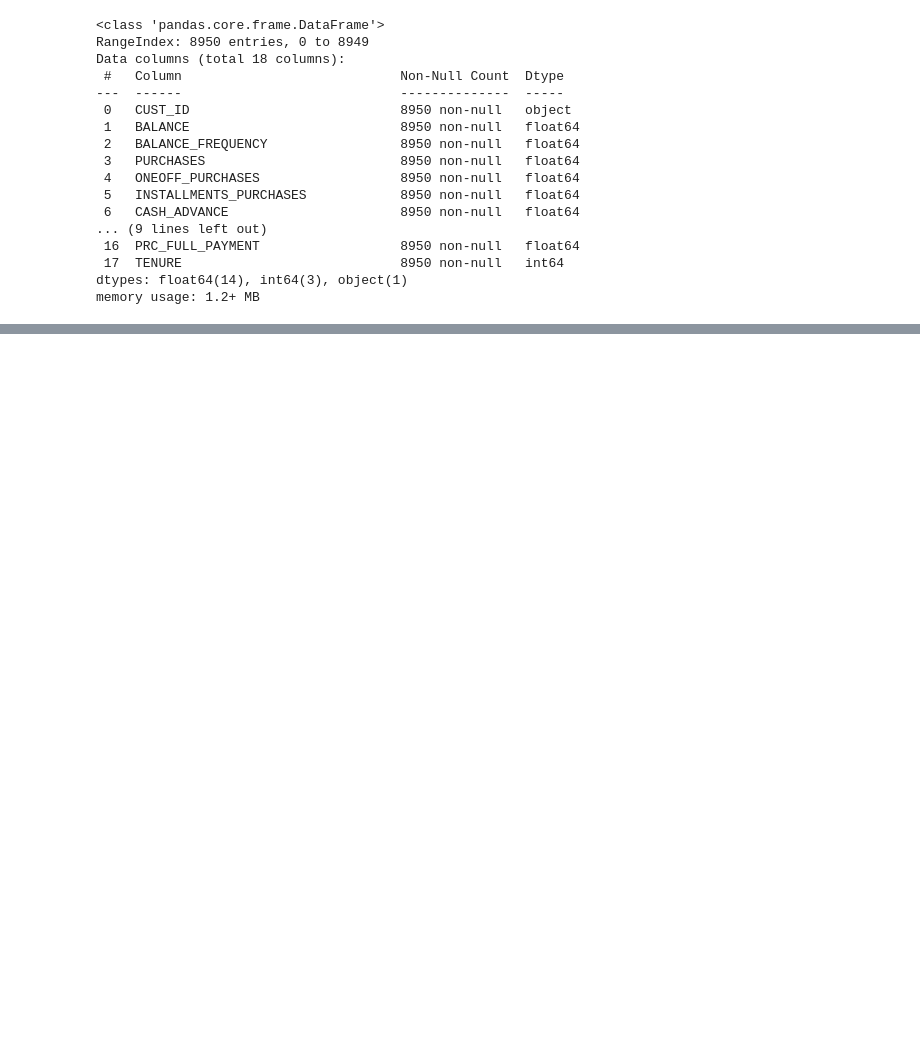
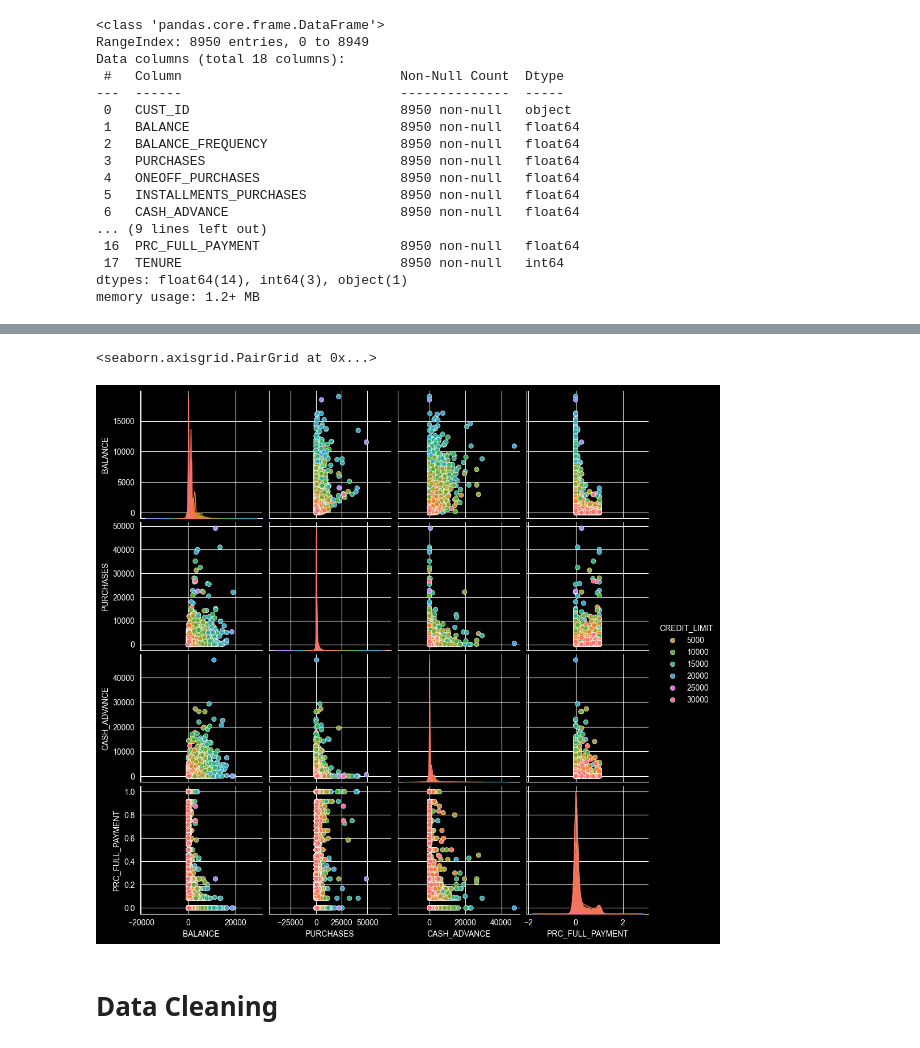
Before and after one commit to kanishkay/Credit_Card_Clustering, a Jupyter notebook: Credit_Card_Clustering.ipynb, the cells around one changed output, grey strips where cells are left out. Saved outputs shown, nothing was run; the diff lists cells and outputs as text; code cells hidden in the pictures; blank space fills up the shorter version.

```diff
--- a/Credit_Card_Clustering.ipynb
+++ b/Credit_Card_Clustering.ipynb
@@ -49,0 +89,7 @@ df.describe()
+# %%
+sns.pairplot(data=df[['BALANCE', 'PURCHASES', 'CASH_ADVANCE', 'CREDIT_LIMIT', 'PRC_FULL_PAYMENT']], hue= 'CREDIT_LIMIT',palette='husl')
+# %% [output]
+<seaborn.axisgrid.PairGrid at 0x...>
+[figure, added]
+# %% [markdown]
+# Data Cleaning
```
Also changed, not shown: parts of 43 cells of this notebook.
